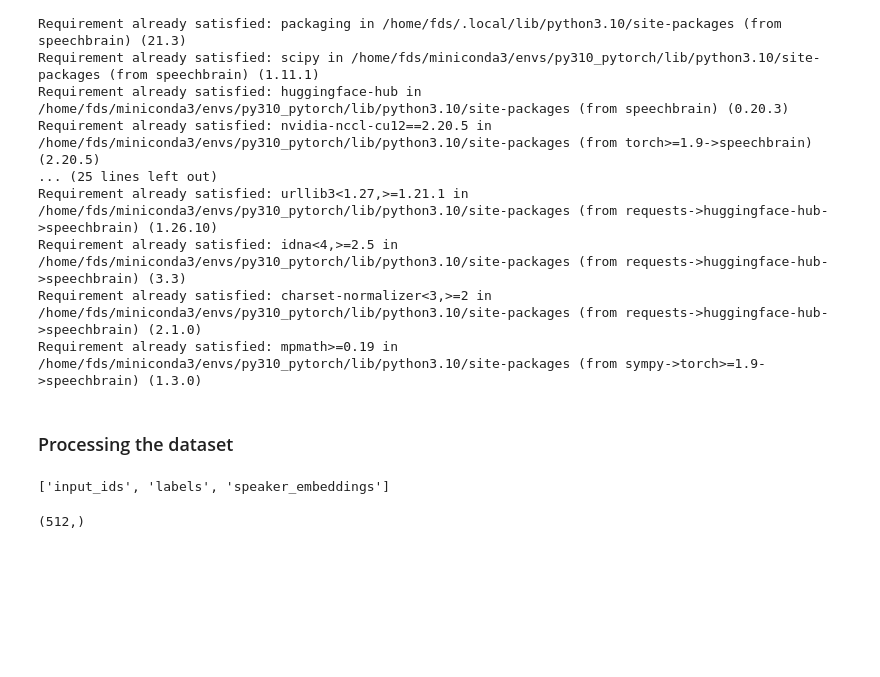
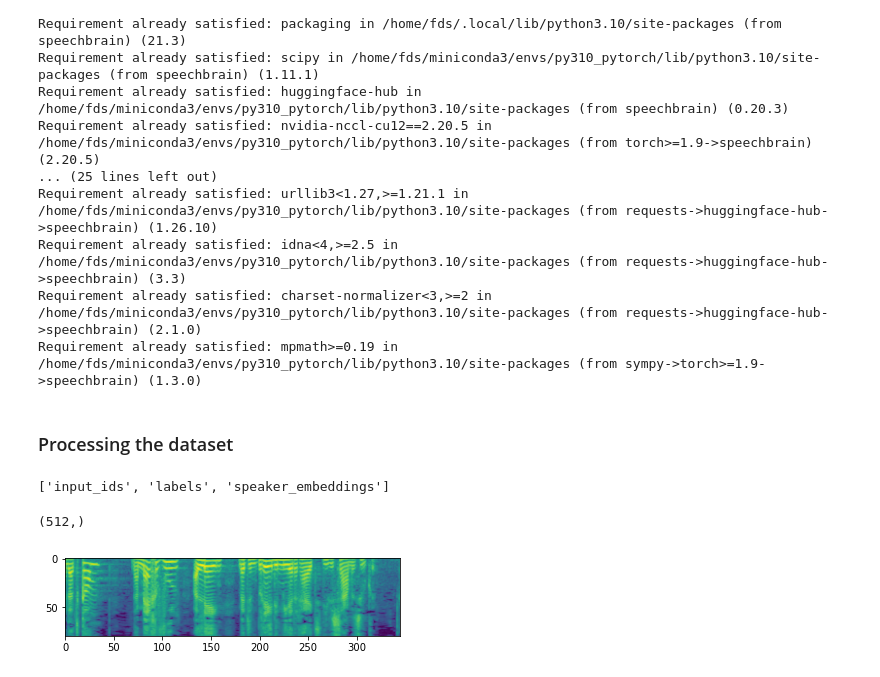
Before and after one commit to BanSangSu/Hugging_Face_Audio_Course, a Jupyter notebook: Unit6-text_to_speech/unit6_practice.ipynb, the cells around one changed output. Saved outputs shown, nothing was run; the diff lists cells and outputs as text; code cells hidden in the pictures; blank space fills up the shorter version.

```diff
--- a/Unit6-text_to_speech/unit6_practice.ipynb
+++ b/Unit6-text_to_speech/unit6_practice.ipynb
@@ -346,3 +346,11 @@ list(processed_example)
 processed_example["speaker_embeddings"].shape
 # %% [output]
 (512,)
+# %%
+import matplotlib.pyplot as plt
+
+plt.figure()
+plt.imshow(processed_example["labels"].T)
+plt.show()
+# %% [output]
+[figure, added]
```
